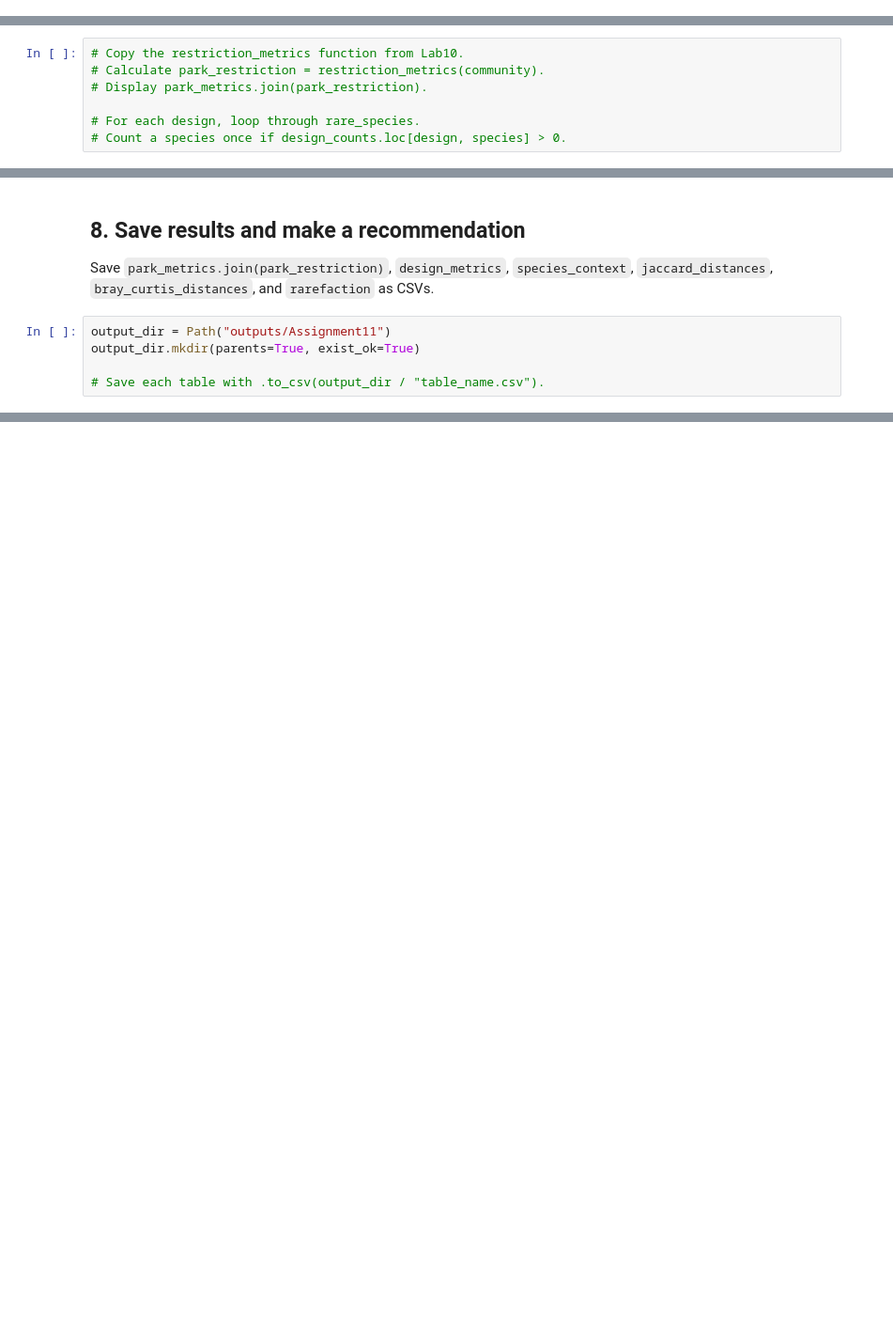
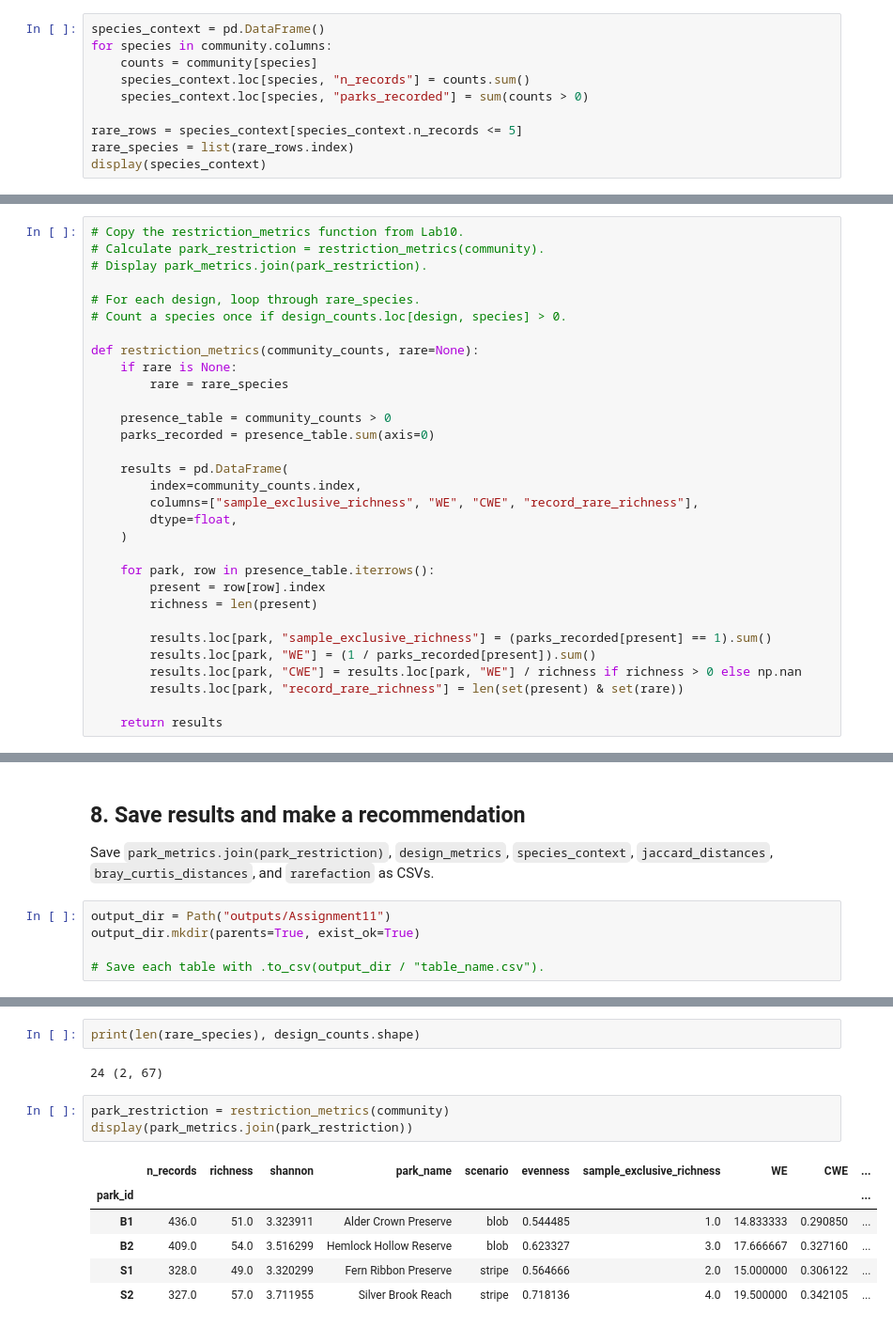
Before and after one commit to Ruddyduck13/BIO597-SpatialBiodiversity, a Jupyter notebook: docs/assignments/Assignment-10-SpatialCommunityComposition.ipynb, the cells around one changed output, grey strips where cells are left out. Shown at 94% size. Cells and saved outputs as stored; diff of their text form; blank space fills up the shorter version.

```diff
--- a/docs/assignments/Assignment-10-SpatialCommunityComposition.ipynb
+++ b/docs/assignments/Assignment-10-SpatialCommunityComposition.ipynb
@@ -244,3 +475,13 @@ Reuse `restriction_metrics` from Lab10 to calculate each park's:
 
 Compare the two designs' **pooled record-rare richness** as well: count each rare
 species once per design, even if both parks record it.
+# %%
+species_context = pd.DataFrame()
+for species in community.columns:
+    counts = community[species]
+    species_context.loc[species, "n_records"] = counts.sum()
+    species_context.loc[species, "parks_recorded"] = sum(counts > 0)
+
+rare_rows = species_context[species_context.n_records <= 5]
+rare_species = list(rare_rows.index)
+display(species_context)
@@ -251,6 +528,30 @@ species once per design, even if both parks record it.
 
 # For each design, loop through rare_species.
 # Count a species once if design_counts.loc[design, species] > 0.
+
+def restriction_metrics(community_counts, rare=None):
+    if rare is None:
+        rare = rare_species
+
+    presence_table = community_counts > 0
+    parks_recorded = presence_table.sum(axis=0)
+
+    results = pd.DataFrame(
+        index=community_counts.index,
+        columns=["sample_exclusive_richness", "WE", "CWE", "record_rare_richness"],
+        dtype=float,
+    )
+
+    for park, row in presence_table.iterrows():
+        present = row[row].index
+        richness = len(present)
+
+        results.loc[park, "sample_exclusive_richness"] = (parks_recorded[present] == 1).sum()
+        results.loc[park, "WE"] = (1 / parks_recorded[present]).sum()
+        results.loc[park, "CWE"] = results.loc[park, "WE"] / richness if richness > 0 else np.nan
+        results.loc[park, "record_rare_richness"] = len(set(present) & set(rare))
+
+    return results
 # %% [markdown]
 Does a park with high WE also have high CWE? Which design captures more
 record-rare species? Are any sample-exclusive species relatively well recorded?
@@ -271,0 +580,14 @@ output_dir.mkdir(parents=True, exist_ok=True)
+# %%
+print(len(rare_species), design_counts.shape)
+# %% [output]
+24 (2, 67)
+# %%
+park_restriction = restriction_metrics(community)
+display(park_metrics.join(park_restriction))
+# %% [output]
+|  | n_records | richness | shannon | park_name | scenario | evenness | sample_exclusive_richness | WE | CWE | ... |
+| park_id |  |  |  |  |  |  |  |  |  | ... |
+| B1 | 436.0 | 51.0 | 3.323911 | Alder Crown Preserve | blob | 0.544485 | 1.0 | 14.833333 | 0.290850 | ... |
+| B2 | 409.0 | 54.0 | 3.516299 | Hemlock Hollow Reserve | blob | 0.623327 | 3.0 | 17.666667 | 0.327160 | ... |
+| S1 | 328.0 | 49.0 | 3.320299 | Fern Ribbon Preserve | stripe | 0.564666 | 2.0 | 15.000000 | 0.306122 | ... |
+| S2 | 327.0 | 57.0 | 3.711955 | Silver Brook Reach | stripe | 0.718136 | 4.0 | 19.500000 | 0.342105 | ... |
```
Also changed, not shown: parts of 43 cells of this notebook.
